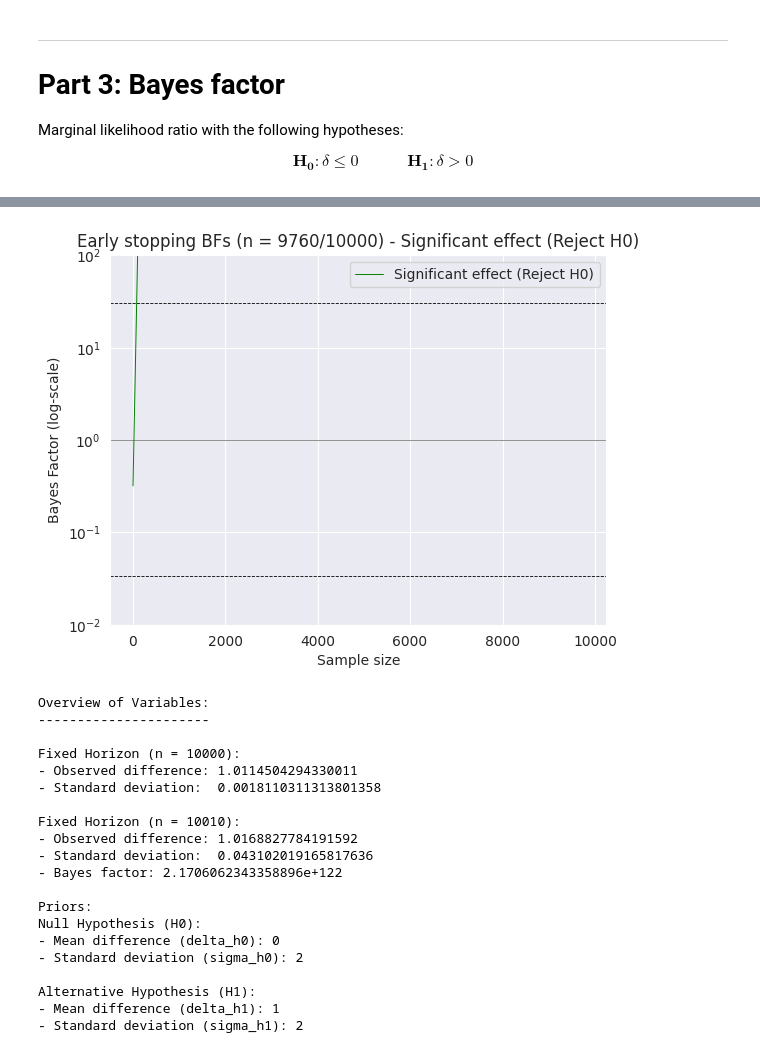
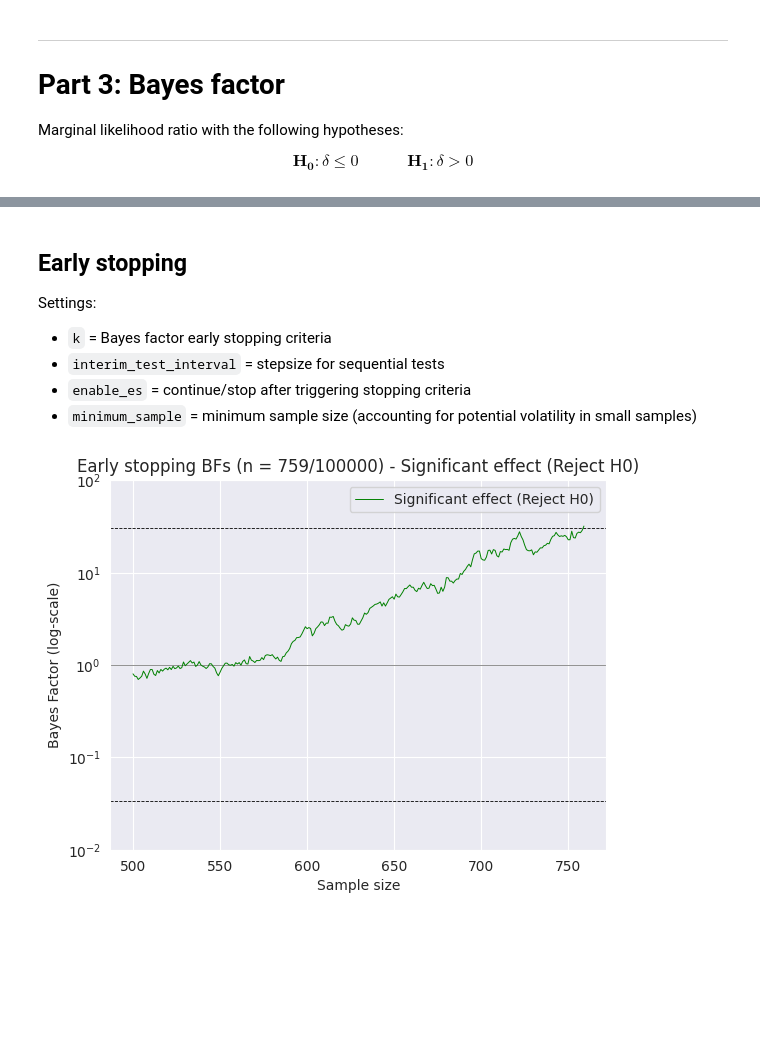
Before and after one commit to Richie-Lee/Bayesian_AB_Test, a Jupyter notebook: Bayesian_AB_Continuous_Deng_Wan_version.ipynb, the cells around one changed output, grey strips where cells are left out. Drawn from its saved outputs; the diff is of its cells as text; code cells hidden in the pictures; blank space fills up the shorter version.

````diff
--- a/Bayesian_AB_Continuous_Deng_Wan_version.ipynb
+++ b/Bayesian_AB_Continuous_Deng_Wan_version.ipynb
@@ -326 +154,30 @@ Alternative Hypothesis (H1):
+# %%
+def bayes_factor(y, mu_h0, sigma_h0, mu_h1, sigma_h1, sigma, n):
+    """Compute the Bayes Factor given the data and hypotheses."""
+
+    mu_h0_prime = update_mean(y, mu_h0, sigma, sigma_h0)
+    mu_h1_prime = update_mean(y, mu_h1, sigma, sigma_h1)
+    sigma_h0_prime = update_sd(sigma, sigma_h0)
+    sigma_h1_prime = update_sd(sigma, sigma_h1)
+
+    p_y_h0 = h0(y, sigma, mu_h0, sigma_h0, mu_h0_prime, sigma_h0_prime)
+    p_y_h1 = h1(y, sigma, mu_h1, sigma_h1, mu_h1_prime, sigma_h1_prime)
+
+    BF = (p_y_h1 / p_y_h0)
+
+    return BF
+# %% [markdown]
+## Early stopping
+
+Settings:
+- ```k``` = Bayes factor early stopping criteria
+- ```interim_test_interval``` = stepsize for sequential tests
+- ```enable_es``` = continue/stop after triggering stopping criteria
+- ```minimum_sample``` = minimum sample size (accounting for potential volatility in small samples)
+# %%
+# Settings
+k = 30
+interim_test_interval = 1
+enable_es = True
+minimum_sample = 500
 # %%
@@ -357,74 +206,30 @@ while n_observed <= N:
 # %%
 def plot_early_stopping(interim_tests):
     # plot stopping criteria
     plt.axhline(y = 1, color = "grey", linewidth = "0.6")
     plt.axhline(y = k, color = "black", linestyle = "--", linewidth = "0.6")
     plt.axhline(y = 1/k, color = "black", linestyle = "--", linewidth = "0.6")
 
     # Plot interim testing Bayes-Factor development
     if interim_tests[-1][1] > 1: # Reject H0 (Effect discovery)
         color_i = "green"
         conclusion = "Significant effect (Reject H0)"
     else: # Accept H0 (No effect)
         color_i = "red"
         conclusion = "No effect (Accept H0)"
 
     x, y = zip(*interim_tests)
     plt.plot(x, y, linestyle = "-", linewidth = 0.7, color = color_i, label = conclusion)
 
     # Set the y-axis to log scale
     plt.yscale('log')
     plt.xlabel("Sample size")
     plt.ylabel("Bayes Factor (log-scale)")
     plt.legend()
     plt.title(f"Early stopping BFs (n = {interim_tests[-1][0]}/{N}) - {conclusion}")
     plt.ylim(0.01, 100)
     plt.show()
 
 plot_early_stopping(interim_tests)
-
-# Source data
-print(f"""
-Overview of Variables:
-----------------------
-
-Fixed Horizon (n = {N}):
-- Observed difference: {delta}
-- Standard deviation:  {sigma}
-
-Fixed Horizon (n = {n_observed}):
-- Observed difference: {delta_n}
-- Standard deviation:  {sigma_n}
-- Bayes factor: {bf}
-
-Priors:
-Null Hypothesis (H0):
-- Mean difference (delta_h0): {delta_h0}
-- Standard deviation (sigma_h0): {sigma_h0}
-
-Alternative Hypothesis (H1):
-- Mean difference (delta_h1): {delta_h1}
-- Standard deviation (sigma_h1): {sigma_h1}
-""")
 # %% [output]
-[figure, old version]
+[figure, new version]
-Overview of Variables:
-----------------------
-
-Fixed Horizon (n = 10000):
-- Observed difference: 1.0114504294330011
-- Standard deviation:  0.0018110311313801358
-
-Fixed Horizon (n = 10010):
-- Observed difference: 1.0168827784191592
-- Standard deviation:  0.043102019165817636
-- Bayes factor: 2.1706062343358896e+122
-
-Priors:
-Null Hypothesis (H0):
-- Mean difference (delta_h0): 0
-- Standard deviation (sigma_h0): 2
-
-Alternative Hypothesis (H1):
-- Mean difference (delta_h1): 1
-- Standard deviation (sigma_h1): 2
````
Also changed, not shown: parts of 20 cells of this notebook.
